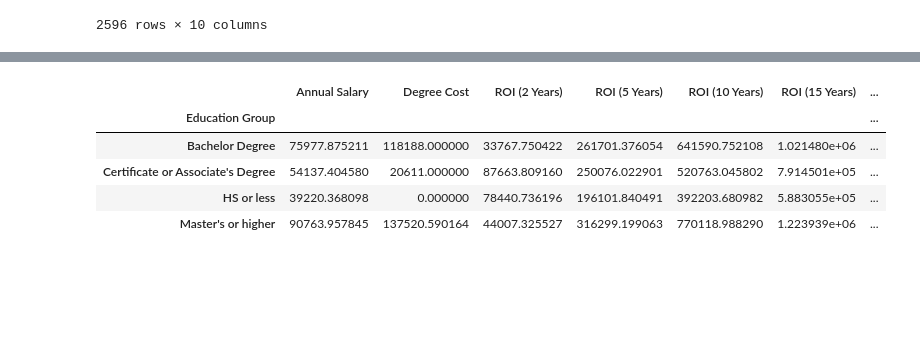
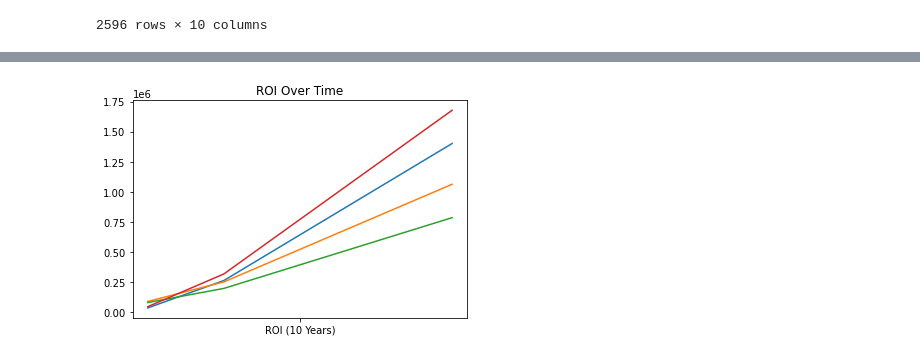
Before and after one commit to Project-1-2021/ValueOfCollege, a Jupyter notebook: Data_Analysis.ipynb, the cells around one changed output, grey strips where cells are left out. Drawn from its saved outputs; the diff is of its cells as text; code cells hidden in the pictures; blank space fills up the shorter version.

```diff
--- a/Data_Analysis.ipynb
+++ b/Data_Analysis.ipynb
@@ -316,12 +313,14 @@ See the caveats in the documentation: https://pandas.pydata.org/pandas-docs/stab
 # %%
-line_df.groupby(['Education Group']).mean()
+line_df = line_df.groupby(['Education Group']).mean()
+line_df = line_df.transpose()
-# %% [output]
-|  | Annual Salary | Degree Cost | ROI (2 Years) | ROI (5 Years) | ROI (10 Years) | ROI (15 Years) | ... |
-| Education Group |  |  |  |  |  |  | ... |
-| Bachelor Degree | 75977.875211 | 118188.000000 | 33767.750422 | 261701.376054 | 641590.752108 | 1.021480e+06 | ... |
-| Certificate or Associate's Degree | 54137.404580 | 20611.000000 | 87663.809160 | 250076.022901 | 520763.045802 | 7.914501e+05 | ... |
-| HS or less | 39220.368098 | 0.000000 | 78440.736196 | 196101.840491 | 392203.680982 | 5.883055e+05 | ... |
-| Master's or higher | 90763.957845 | 137520.590164 | 44007.325527 | 316299.199063 | 770118.988290 | 1.223939e+06 | ... |
+# %%
+plt.title("ROI Over Time")
+label = [2,5,10,15,20]
+plt.plot(line_df, )
+
+plt.show()
+# %% [output]
+[figure, added]
 # %%
 # line_data = return_df.groupby(['Occupation'])
 education_occ = return_df.loc[return_df['Occupation'] == 'Web Developers']
```
Also changed, not shown: parts of 1 cell of this notebook.
